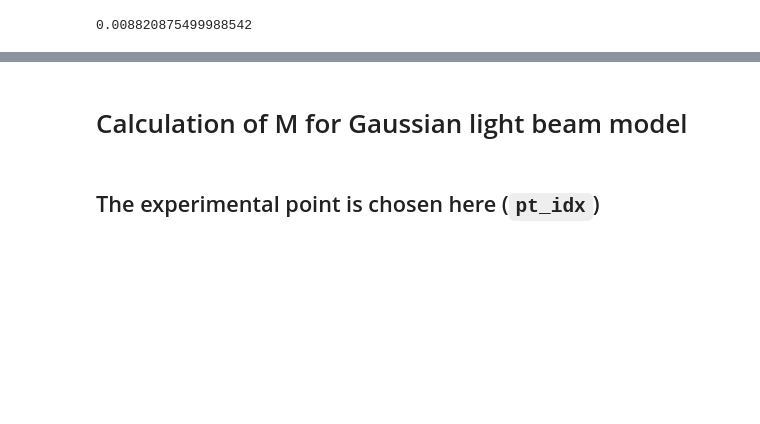
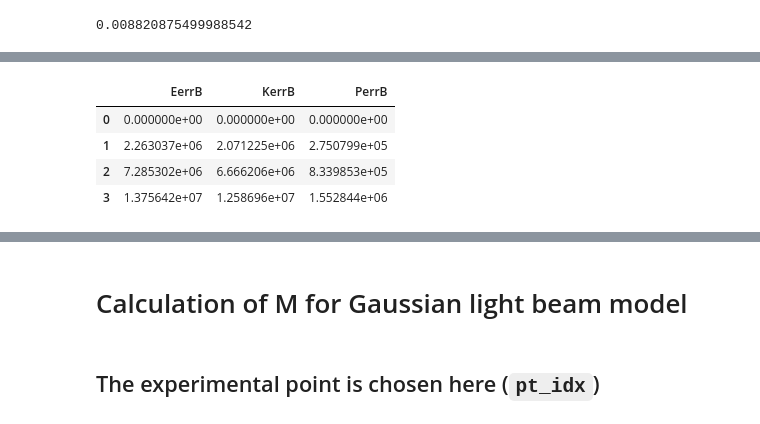
Before and after one commit to IharLobach/fur, a Jupyter notebook: shifts/shift_03_16_2020/round_and_round_long_plots/ROUND_with_M_calculation_with_beam_divergence.ipynb, the cells around one changed output, grey strips where cells are left out. Saved outputs shown, nothing was run; the diff lists cells and outputs as text; code cells hidden in the pictures; blank space fills up the shorter version.

```diff
--- a/shifts/shift_03_16_2020/round_and_round_long_plots/ROUND_with_M_calculation_with_beam_divergence.ipynb
+++ b/shifts/shift_03_16_2020/round_and_round_long_plots/ROUND_with_M_calculation_with_beam_divergence.ipynb
@@ -126,20 +156,29 @@ nvarn_df
 # %%
 Ns = nvarn_df['N']
 varN0 = nvarn_df.iloc[:,1]
 EerrT = nvarn_df.iloc[:,2]-varN0
 EerrB = varN0-nvarn_df.iloc[:,3]
 KerrT = nvarn_df.iloc[:,5]-varN0
 KerrB = varN0-nvarn_df.iloc[:,4]
-errT = np.sqrt(EerrT**2+KerrT**2)
-errB = np.sqrt(EerrB**2+KerrB**2)
+PerrB = varN0 - nvarn_df.iloc[:,6]
+PerrT = 0 # both ends of the undulator are Bottom
+errT = np.sqrt(EerrT**2+KerrT**2+PerrT**2)
+errB = np.sqrt(EerrB**2+KerrB**2+PerrB**2)
 varNT = varN0+errT
 varNB = varN0-errB
 varN0func = interp1d(Ns, varN0,
                    bounds_error=False, fill_value="extrapolate", kind="cubic")
 varNTfunc = interp1d(Ns, varNT,
                    bounds_error=False, fill_value="extrapolate", kind="cubic")
 varNBfunc = interp1d(Ns, varNB,
                    bounds_error=False, fill_value="extrapolate", kind="cubic")
+pd.DataFrame({"EerrB":EerrB, "KerrB":KerrB, "PerrB":PerrB})
+# %% [output]
+|  | EerrB | KerrB | PerrB |
+| 0 | 0.000000e+00 | 0.000000e+00 | 0.000000e+00 |
+| 1 | 2.263037e+06 | 2.071225e+06 | 2.750799e+05 |
+| 2 | 7.285302e+06 | 6.666206e+06 | 8.339853e+05 |
+| 3 | 1.375642e+07 | 1.258696e+07 | 1.552844e+06 |
 # %%
 x = np.linspace(0,2.25e7,50)
 theor_df = pd.DataFrame({"N": x})
```
Also changed, not shown: parts of 9 cells of this notebook, 5 other files.
